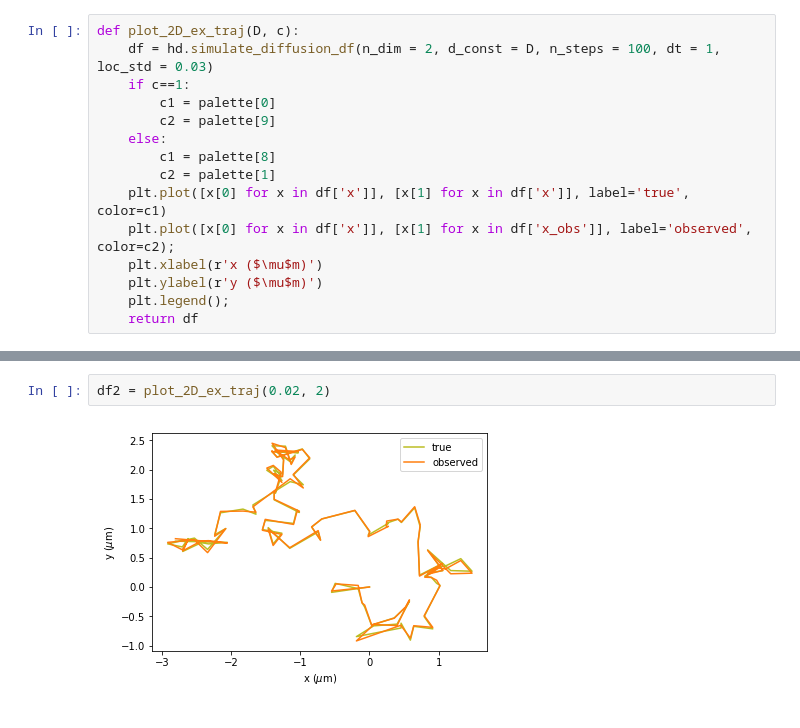
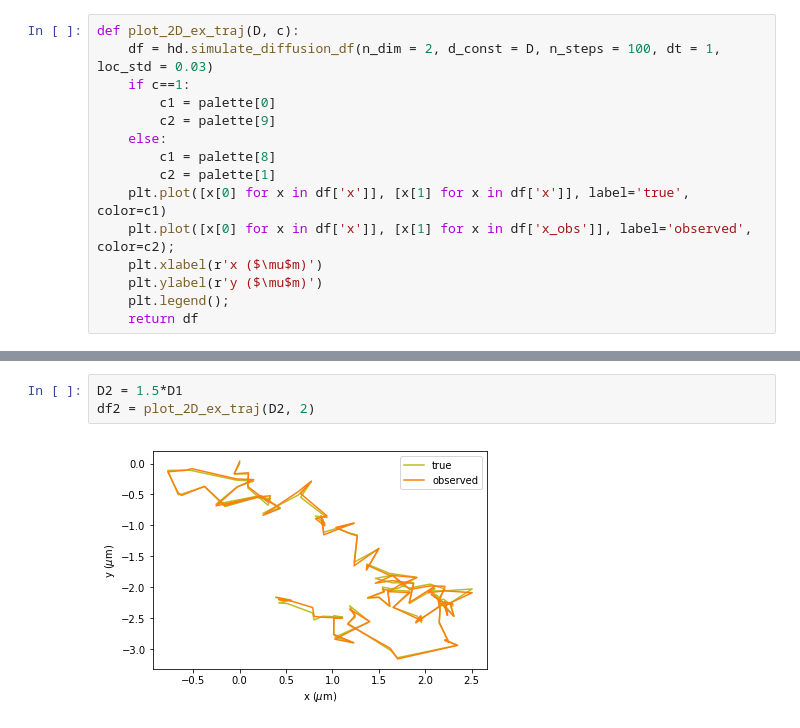
Before and after one commit to AllenCellModeling/diffusive_distinguishability, a Jupyter notebook: diffusive_distinguishability/figure_production.ipynb, the cells around one changed output, grey strips where cells are left out. Cells and saved outputs as stored; diff of their text form.

```diff
--- a/diffusive_distinguishability/figure_production.ipynb
+++ b/diffusive_distinguishability/figure_production.ipynb
@@ -50,5 +50,6 @@ df1 = plot_2D_ex_traj(0.01, 1)
-# %%
-df2 = plot_2D_ex_traj(0.02, 2)
-# %% [output]
-[figure, removed]
+# %%
+D2 = 1.5*D1
+df2 = plot_2D_ex_traj(D2, 2)
+# %% [output]
+[figure, added]
 # %%
```
Also changed, not shown: parts of 3 cells of this notebook.
